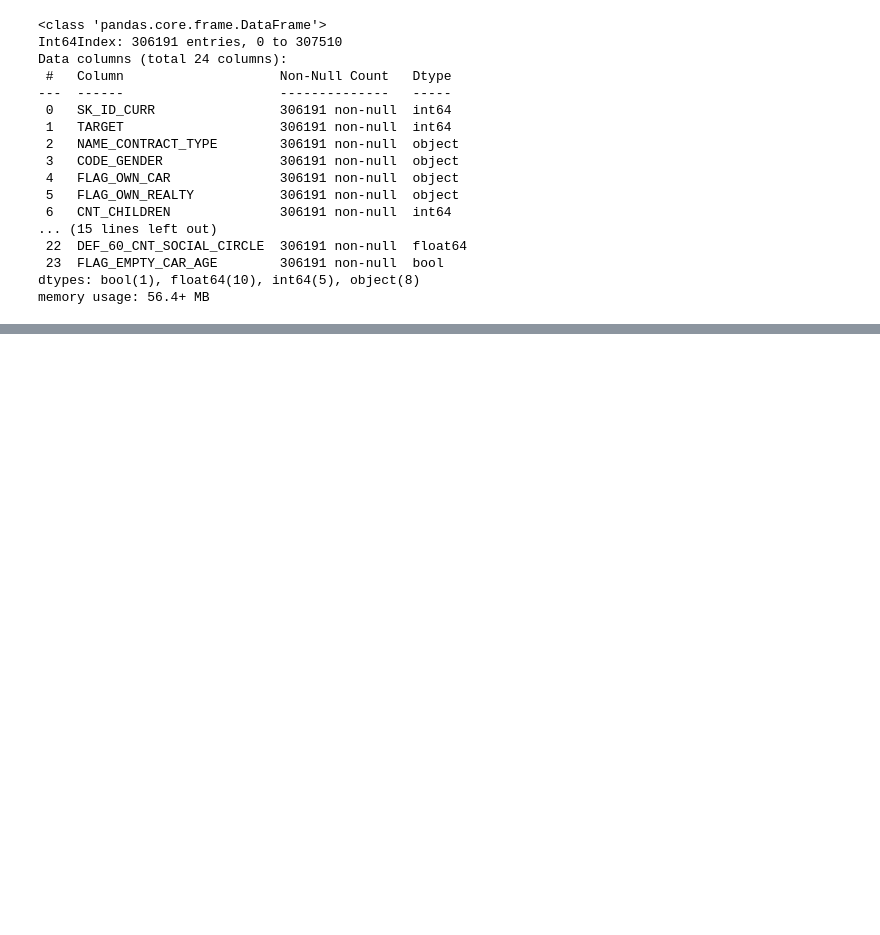
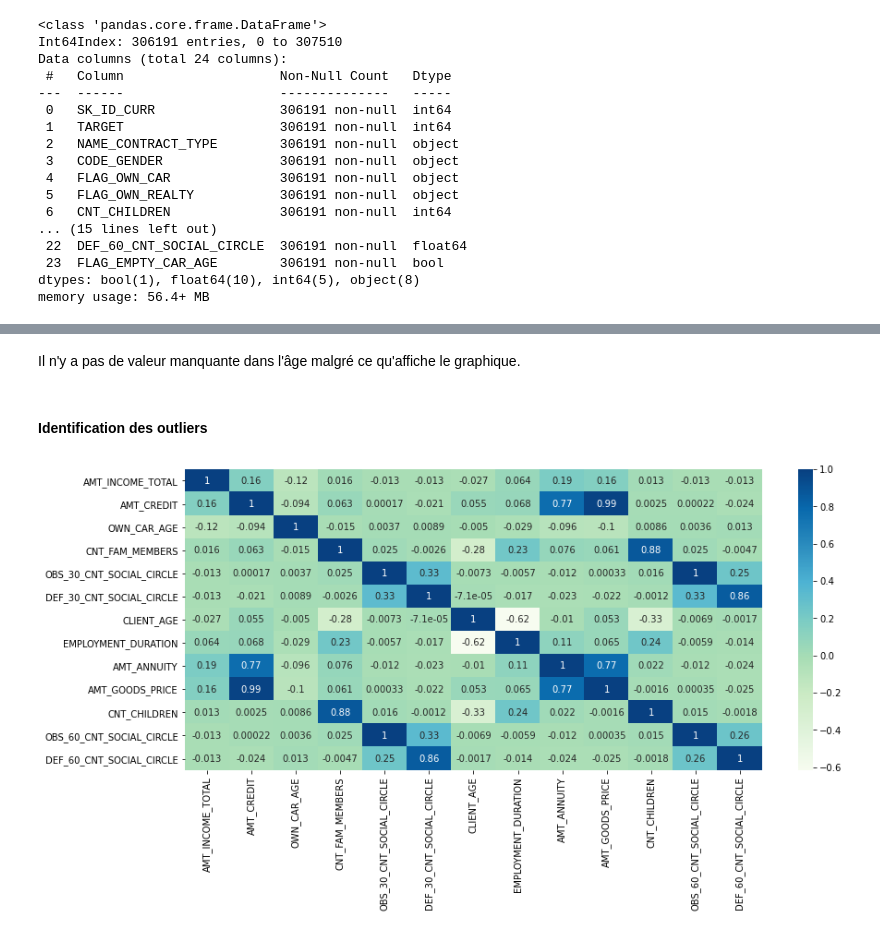
Before and after one commit to sebastienbourgeois/oc-p7-implementer-modele-scoring, a Jupyter notebook: code/modelisation.ipynb, the cells around one changed output, grey strips where cells are left out. Cells and saved outputs as stored; diff of their text form; code cells hidden in the pictures; blank space fills up the shorter version.

Commit message:
Suppression des variables corrélées puis revue de la suppression des outliers et début du features engineering

```diff
--- a/code/modelisation.ipynb
+++ b/code/modelisation.ipynb
@@ -1071,10 +859,0 @@ def identifier_outliers(serie):
-# %%
-# on identifie si le client est un outlier sur chaque variable quanti
-credits['IS_OUTLIER'] = 0
-
-for variable in variables_quantitatives:
-    if variable == 'EMPLOYMENT_DURATION':
-        index_outliers = identifier_outliers(credits[variable].where(credits[variable]!=-1001))
-    else:
-        index_outliers = identifier_outliers(credits[variable])
-    credits.loc[index_outliers, 'IS_OUTLIER'] = 1
@@ -1126,5 +859,0 @@ variables_suppression_max = ['CNT_CHILDREN', 'AMT_INCOME_TOTAL', 'AMT_ANNUITY',
-# %%
-credits_avec_outliers = credits.copy()
-for variable in variables_suppression_max:
-    index_a_supprimer = credits[credits[variable] == credits[variable].max()].index
-    credits.drop(index_a_supprimer, inplace = True)
@@ -1189,0 +1059,4 @@ Pas d'erreur apparente sur les voitures ayant 64 et 65 ans si ce n'est une bizar
+# %% [markdown]
+Il n'y a pas de valeur manquante dans l'âge malgré ce qu'affiche le graphique.
+# %% [markdown]
+#### Identification des outliers
@@ -1189,0 +1071,7 @@ Pas d'erreur apparente sur les voitures ayant 64 et 65 ans si ce n'est une bizar
+# %%
+# vérifications des corrélations
+plt.rcParams["figure.figsize"] = (14, 6)
+correlations = credits[variables_quantitatives].corr()
+sns.heatmap(correlations, cmap="GnBu", annot=True);
+# %% [output]
+[figure, added]
```
Also changed, not shown: parts of 92 cells of this notebook.
